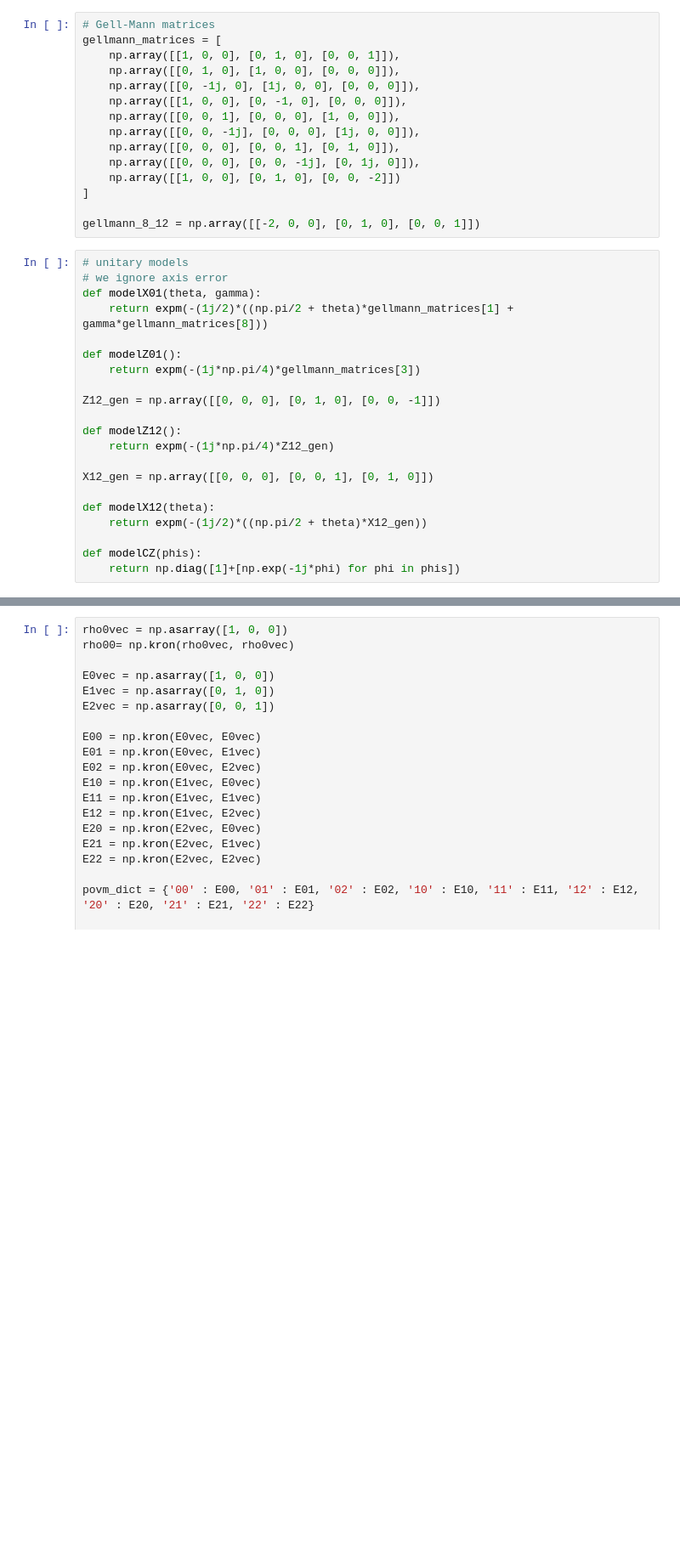
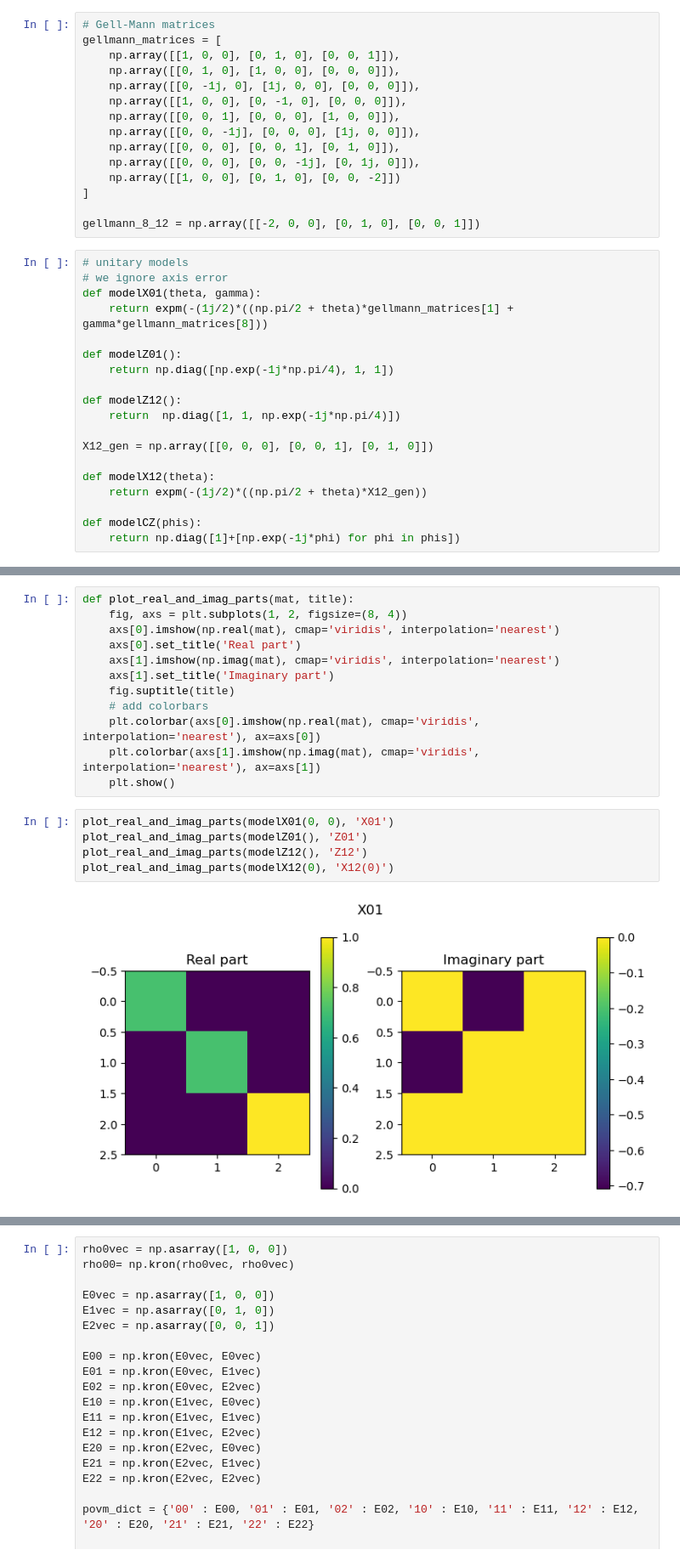
Before and after one commit to jpmarceaux/QutritRPE, a Jupyter notebook: qutrit_open.ipynb, the cells around one changed output, grey strips where cells are left out. Shown at 85% size. Drawn from its saved outputs; the diff is of its cells as text; blank space fills up the shorter version.

```diff
--- a/qutrit_open.ipynb
+++ b/qutrit_open.ipynb
@@ -29,12 +29,10 @@ def modelX01(theta, gamma):
     return expm(-(1j/2)*((np.pi/2 + theta)*gellmann_matrices[1] + gamma*gellmann_matrices[8]))
 
 def modelZ01():
-    return expm(-(1j*np.pi/4)*gellmann_matrices[3])
-
-Z12_gen = np.array([[0, 0, 0], [0, 1, 0], [0, 0, -1]])
+    return np.diag([np.exp(-1j*np.pi/4), 1, 1])
 
 def modelZ12():
-    return expm(-(1j*np.pi/4)*Z12_gen)
+    return  np.diag([1, 1, np.exp(-1j*np.pi/4)])
 
 X12_gen = np.array([[0, 0, 0], [0, 0, 1], [0, 1, 0]])
 
@@ -45,0 +62,19 @@ def modelCZ(phis):
+# %%
+def plot_real_and_imag_parts(mat, title):
+    fig, axs = plt.subplots(1, 2, figsize=(8, 4))
+    axs[0].imshow(np.real(mat), cmap='viridis', interpolation='nearest')
+    axs[0].set_title('Real part')
+    axs[1].imshow(np.imag(mat), cmap='viridis', interpolation='nearest')
+    axs[1].set_title('Imaginary part')
+    fig.suptitle(title)
+    # add colorbars
+    plt.colorbar(axs[0].imshow(np.real(mat), cmap='viridis', interpolation='nearest'), ax=axs[0])
+    plt.colorbar(axs[1].imshow(np.imag(mat), cmap='viridis', interpolation='nearest'), ax=axs[1])
+    plt.show()
+# %%
+plot_real_and_imag_parts(modelX01(0, 0), 'X01')
+plot_real_and_imag_parts(modelZ01(), 'Z01')
+plot_real_and_imag_parts(modelZ12(), 'Z12')
+plot_real_and_imag_parts(modelX12(0), 'X12(0)')
+# %% [output]
+[figure, added]
```
Also changed, not shown: parts of 51 cells of this notebook.
